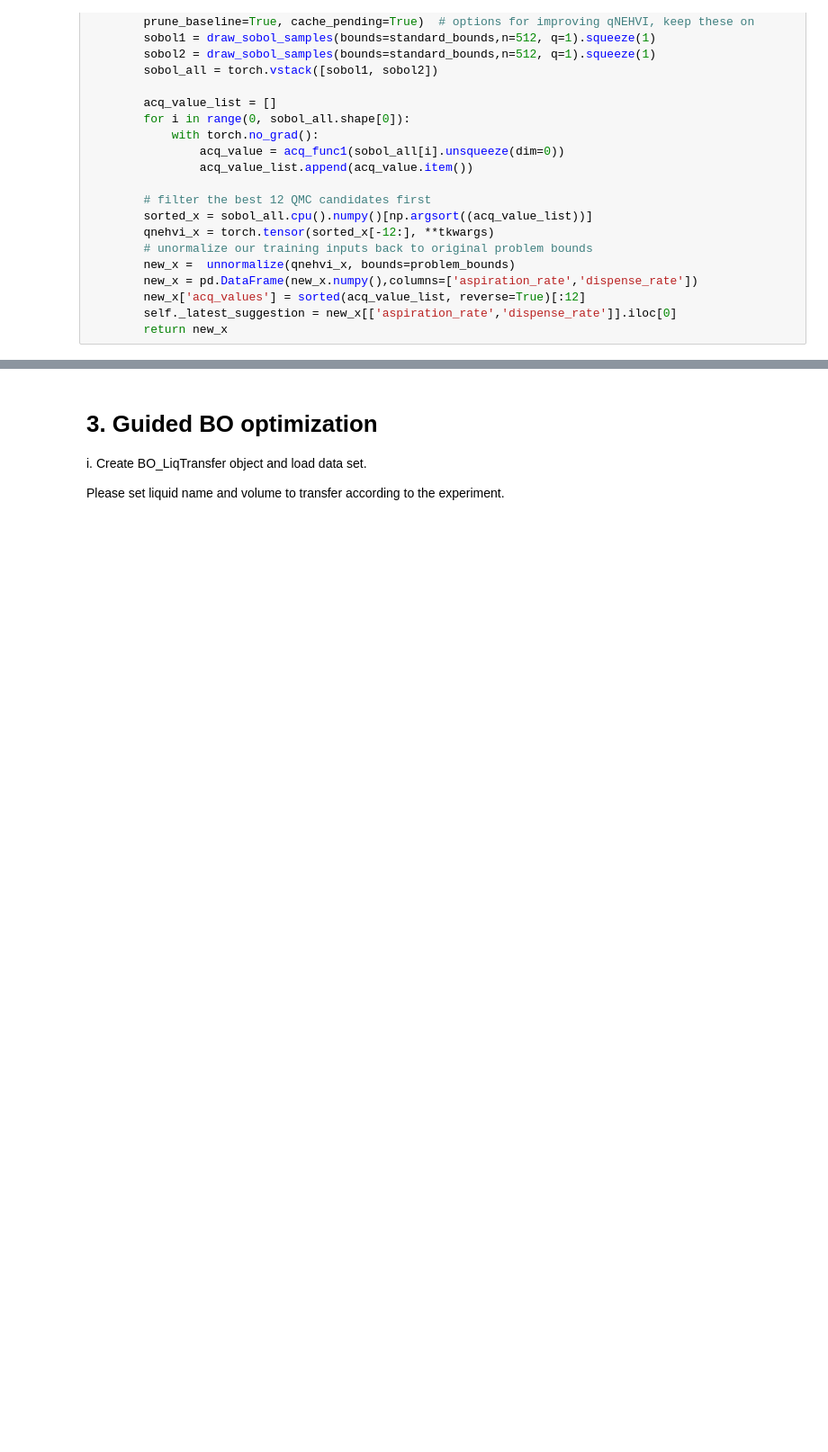
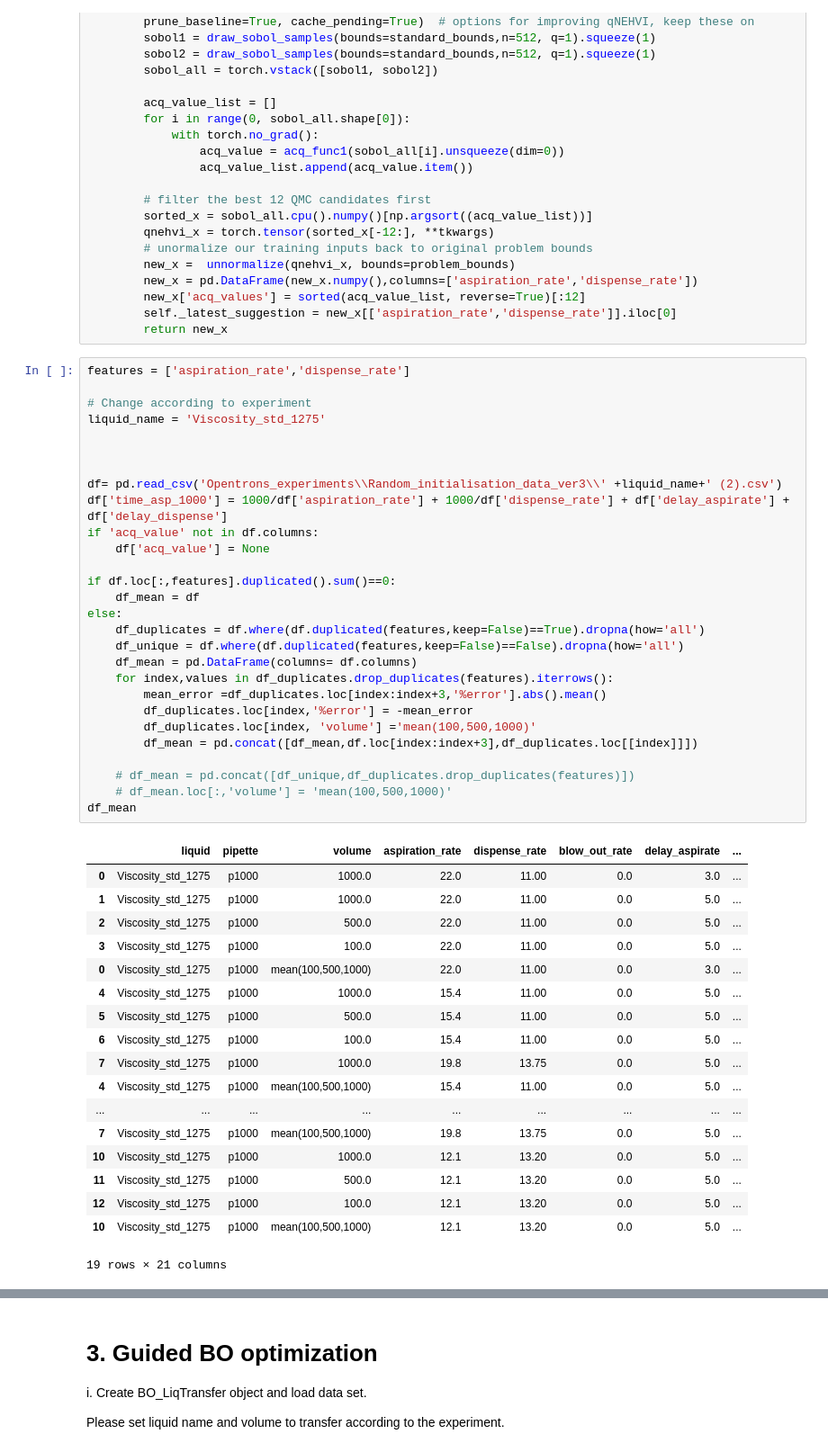
Before and after one commit to Quijanove/viscosity_liquid_transfer_Pablo, a Jupyter notebook: BOTorch_optimizationl_mean_volume.ipynb, the cells around one changed output, grey strips where cells are left out. Shown at 90% size. Saved outputs shown, nothing was run; the diff lists cells and outputs as text; blank space fills up the shorter version.

```diff
--- a/BOTorch_optimizationl_mean_volume.ipynb
+++ b/BOTorch_optimizationl_mean_volume.ipynb
@@ -218,3 +218,50 @@ class BO_LiqTransfer:
         new_x['acq_values'] = sorted(acq_value_list, reverse=True)[:12]
         self._latest_suggestion = new_x[['aspiration_rate','dispense_rate']].iloc[0]
         return new_x
+# %%
+features = ['aspiration_rate','dispense_rate']
+
+# Change according to experiment
+liquid_name = 'Viscosity_std_1275'
+
+
+
+df= pd.read_csv('Opentrons_experiments\\Random_initialisation_data_ver3\\' +liquid_name+' (2).csv')
+df['time_asp_1000'] = 1000/df['aspiration_rate'] + 1000/df['dispense_rate'] + df['delay_aspirate'] + df['delay_dispense']
+if 'acq_value' not in df.columns:
+    df['acq_value'] = None
+
+if df.loc[:,features].duplicated().sum()==0:
+    df_mean = df
+else:
+    df_duplicates = df.where(df.duplicated(features,keep=False)==True).dropna(how='all')
+    df_unique = df.where(df.duplicated(features,keep=False)==False).dropna(how='all')
+    df_mean = pd.DataFrame(columns= df.columns)
+    for index,values in df_duplicates.drop_duplicates(features).iterrows():
+        mean_error =df_duplicates.loc[index:index+3,'%error'].abs().mean()
+        df_duplicates.loc[index,'%error'] = -mean_error
+        df_duplicates.loc[index, 'volume'] ='mean(100,500,1000)'
+        df_mean = pd.concat([df_mean,df.loc[index:index+3],df_duplicates.loc[[index]]])
+
+    # df_mean = pd.concat([df_unique,df_duplicates.drop_duplicates(features)])
+    # df_mean.loc[:,'volume'] = 'mean(100,500,1000)'
+df_mean
+# %% [output]
+|  | liquid | pipette | volume | aspiration_rate | dispense_rate | blow_out_rate | delay_aspirate | ... |
+| 0 | Viscosity_std_1275 | p1000 | 1000.0 | 22.0 | 11.00 | 0.0 | 3.0 | ... |
+| 1 | Viscosity_std_1275 | p1000 | 1000.0 | 22.0 | 11.00 | 0.0 | 5.0 | ... |
+| 2 | Viscosity_std_1275 | p1000 | 500.0 | 22.0 | 11.00 | 0.0 | 5.0 | ... |
+| 3 | Viscosity_std_1275 | p1000 | 100.0 | 22.0 | 11.00 | 0.0 | 5.0 | ... |
+| 0 | Viscosity_std_1275 | p1000 | mean(100,500,1000) | 22.0 | 11.00 | 0.0 | 3.0 | ... |
+| 4 | Viscosity_std_1275 | p1000 | 1000.0 | 15.4 | 11.00 | 0.0 | 5.0 | ... |
+| 5 | Viscosity_std_1275 | p1000 | 500.0 | 15.4 | 11.00 | 0.0 | 5.0 | ... |
+| 6 | Viscosity_std_1275 | p1000 | 100.0 | 15.4 | 11.00 | 0.0 | 5.0 | ... |
+| 7 | Viscosity_std_1275 | p1000 | 1000.0 | 19.8 | 13.75 | 0.0 | 5.0 | ... |
+| 4 | Viscosity_std_1275 | p1000 | mean(100,500,1000) | 15.4 | 11.00 | 0.0 | 5.0 | ... |
+| ... | ... | ... | ... | ... | ... | ... | ... | ... |
+| 7 | Viscosity_std_1275 | p1000 | mean(100,500,1000) | 19.8 | 13.75 | 0.0 | 5.0 | ... |
+| 10 | Viscosity_std_1275 | p1000 | 1000.0 | 12.1 | 13.20 | 0.0 | 5.0 | ... |
+| 11 | Viscosity_std_1275 | p1000 | 500.0 | 12.1 | 13.20 | 0.0 | 5.0 | ... |
+| 12 | Viscosity_std_1275 | p1000 | 100.0 | 12.1 | 13.20 | 0.0 | 5.0 | ... |
+| 10 | Viscosity_std_1275 | p1000 | mean(100,500,1000) | 12.1 | 13.20 | 0.0 | 5.0 | ... |
+19 rows × 21 columns
```
Also changed, not shown: parts of 1 cell of this notebook.
